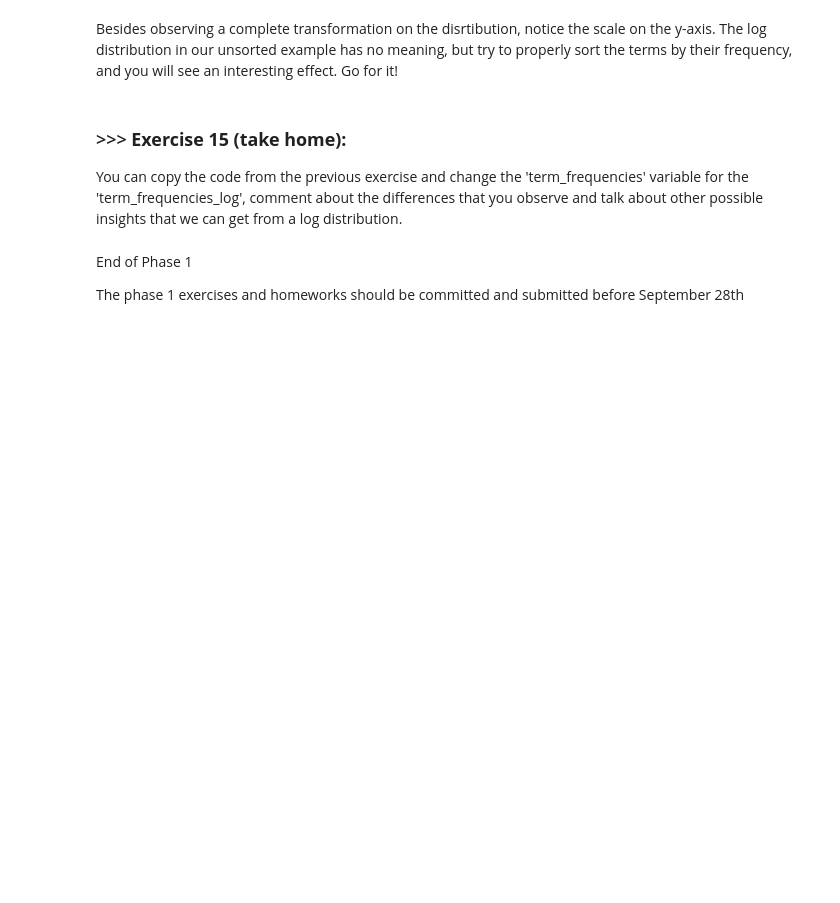
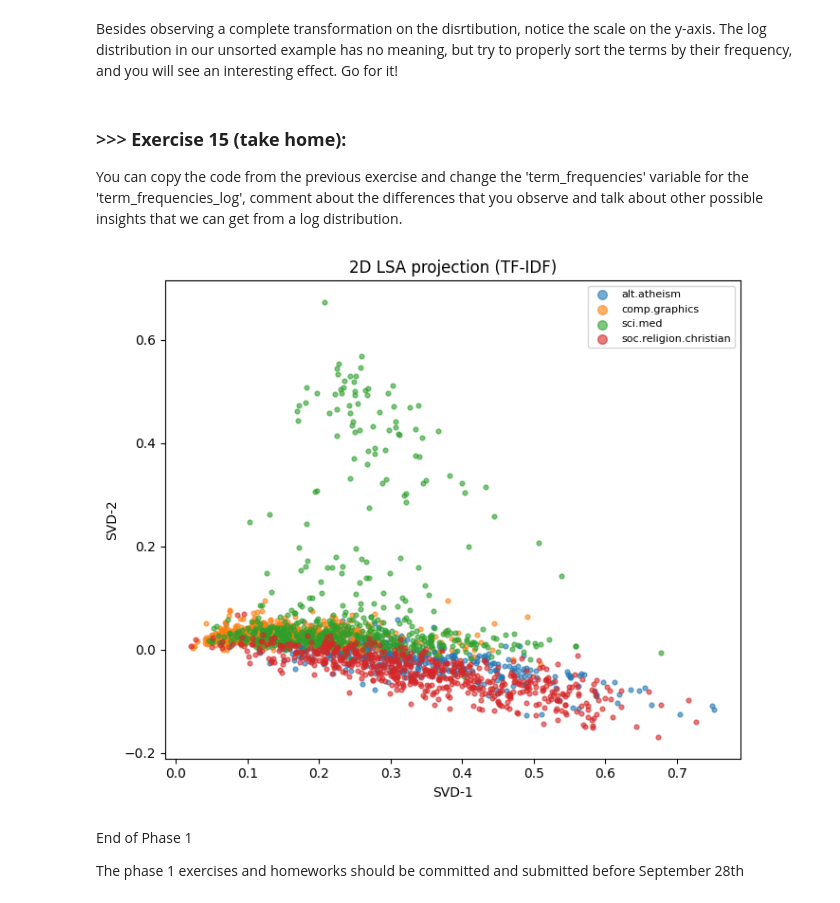
Before and after one commit to brandonlin991118/DM2025-Lab1-Exercise, a Jupyter notebook: DM2025-Lab1-Master.ipynb, the cells around one changed output. Cells and saved outputs as stored; diff of their text form; code cells hidden in the pictures; blank space fills up the shorter version.

```diff
--- a/DM2025-Lab1-Master.ipynb
+++ b/DM2025-Lab1-Master.ipynb
@@ -1448,3 +1669,41 @@ You can copy the code from the previous exercise and change the 'term_frequencie
+# %%
+# Answer here
+
+# Project TF-IDF to 2D and plot; color by category_name
+from sklearn.decomposition import TruncatedSVD
+import numpy as np
+import matplotlib.pyplot as plt
+
+# safety: reuse TF-IDF if needed
+try:
+    X_tfidf
+except NameError:
+    from sklearn.feature_extraction.text import TfidfTransformer
+    from sklearn.feature_extraction.text import CountVectorizer
+    count_vect = CountVectorizer()
+    X_counts = count_vect.fit_transform(X["text"])
+    tfidf = TfidfTransformer()
+    X_tfidf = tfidf.fit_transform(X_counts)
+
+svd = TruncatedSVD(n_components=2, random_state=0)
+coords = svd.fit_transform(X_tfidf)
+
+labels = X["category_name"].astype(str).values
+cats = np.unique(labels)
+pal = dict(zip(cats, np.linspace(0.2, 0.9, len(cats))))  # grayscale palette
+
+plt.figure(figsize=(7, 6))
+for cat in cats:
+    m = labels == cat
+    plt.scatter(coords[m, 0], coords[m, 1], s=12, alpha=0.6, label=cat)
+plt.xlabel("SVD-1")
+plt.ylabel("SVD-2")
+plt.title("2D LSA projection (TF-IDF)")
+plt.legend(markerscale=2, fontsize=8)
+plt.tight_layout()
+plt.show()
+# %% [output]
+[figure, added]
 # %% [markdown]
 End of Phase 1
 
```
Also changed, not shown: parts of 23 cells of this notebook, 1 other file.
